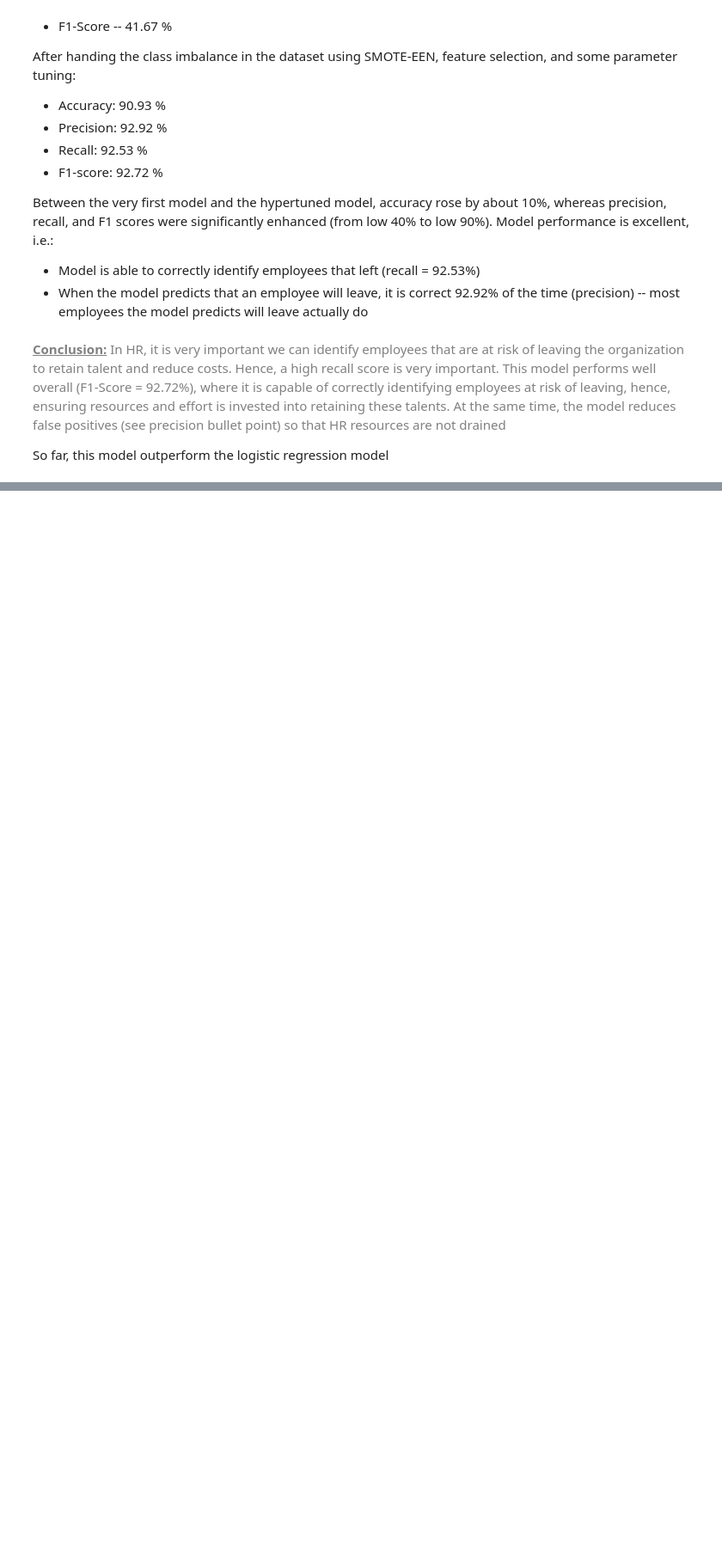
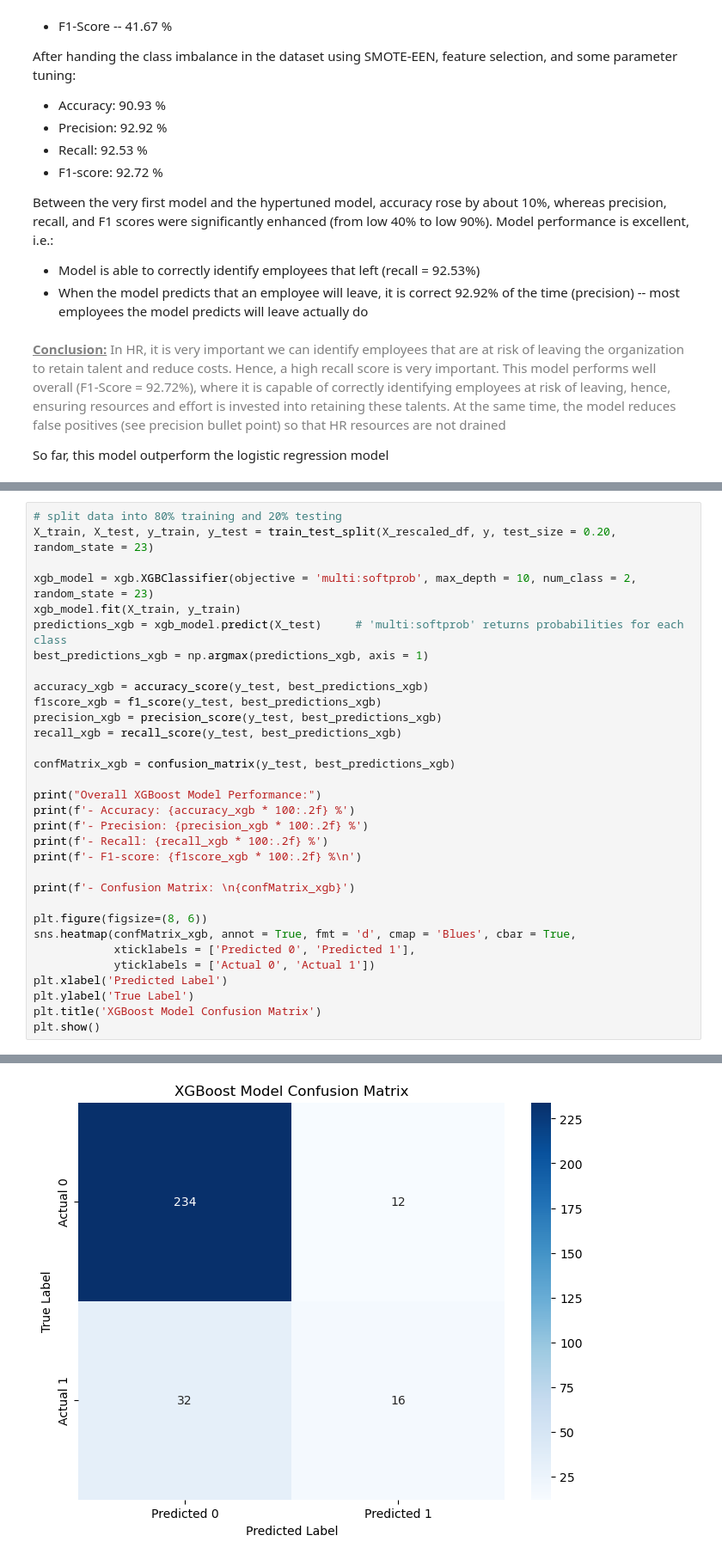
Before and after one commit to lamiselsayed/Employee-Attrition-Analytics-Project, a Jupyter notebook: 2) Decision Trees, XGBoost.ipynb, the cells around one changed output, grey strips where cells are left out. Shown at 86% size. Saved outputs shown, nothing was run; the diff lists cells and outputs as text; blank space fills up the shorter version.

Commit message:
modified 1) and implemented xgboost in 2) (hyperparameter tuning is left)

```diff
--- a/2) Decision Trees, XGBoost.ipynb
+++ b/2) Decision Trees, XGBoost.ipynb
@@ -416,0 +496,33 @@ So far, this model outperform the logistic regression model</font>
+# %%
+# split data into 80% training and 20% testing
+X_train, X_test, y_train, y_test = train_test_split(X_rescaled_df, y, test_size = 0.20, random_state = 23)
+
+xgb_model = xgb.XGBClassifier(objective = 'multi:softprob', max_depth = 10, num_class = 2, random_state = 23)
+xgb_model.fit(X_train, y_train)
+predictions_xgb = xgb_model.predict(X_test)     # 'multi:softprob' returns probabilities for each class
+best_predictions_xgb = np.argmax(predictions_xgb, axis = 1)
+
+accuracy_xgb = accuracy_score(y_test, best_predictions_xgb)
+f1score_xgb = f1_score(y_test, best_predictions_xgb)
+precision_xgb = precision_score(y_test, best_predictions_xgb)
+recall_xgb = recall_score(y_test, best_predictions_xgb)
+
+confMatrix_xgb = confusion_matrix(y_test, best_predictions_xgb)
+
+print("Overall XGBoost Model Performance:")
+print(f'- Accuracy: {accuracy_xgb * 100:.2f} %')
+print(f'- Precision: {precision_xgb * 100:.2f} %')
+print(f'- Recall: {recall_xgb * 100:.2f} %')
+print(f'- F1-score: {f1score_xgb * 100:.2f} %\n')
+
+print(f'- Confusion Matrix: \n{confMatrix_xgb}')
+
+plt.figure(figsize=(8, 6))
+sns.heatmap(confMatrix_xgb, annot = True, fmt = 'd', cmap = 'Blues', cbar = True,
+            xticklabels = ['Predicted 0', 'Predicted 1'],
+            yticklabels = ['Actual 0', 'Actual 1'])
+plt.xlabel('Predicted Label')
+plt.ylabel('True Label')
+plt.title('XGBoost Model Confusion Matrix')
+plt.show()
+# %% [output]
@@ -416,0 +538 @@ So far, this model outperform the logistic regression model</font>
+[figure, added]
```
Also changed, not shown: parts of 25 cells of this notebook, 1 other file.
